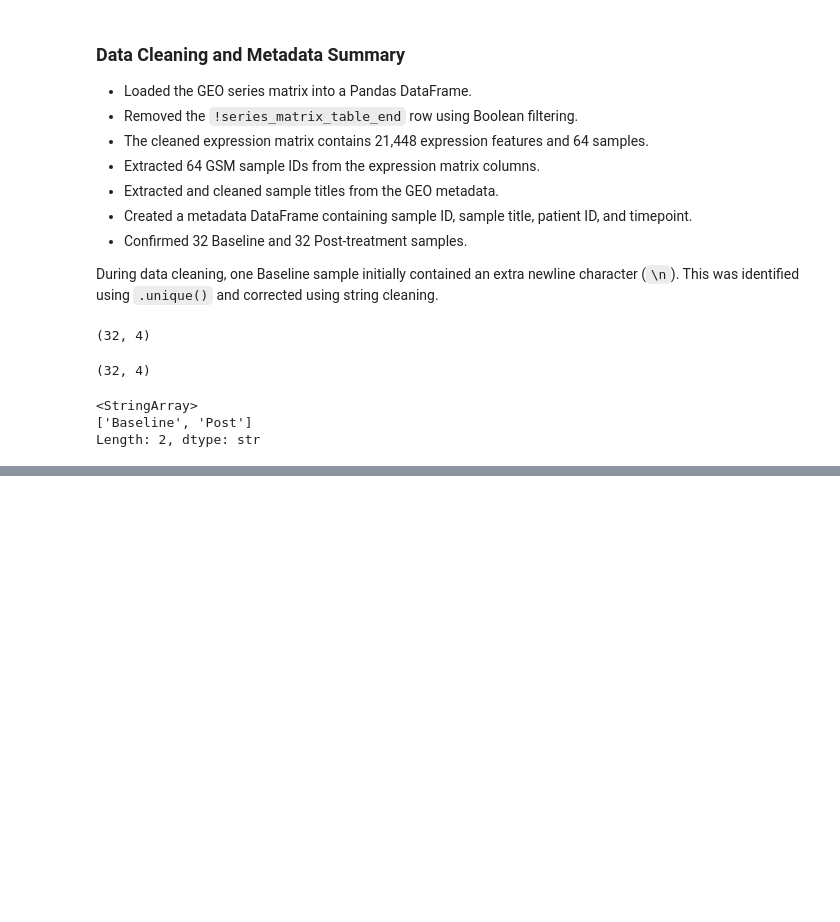
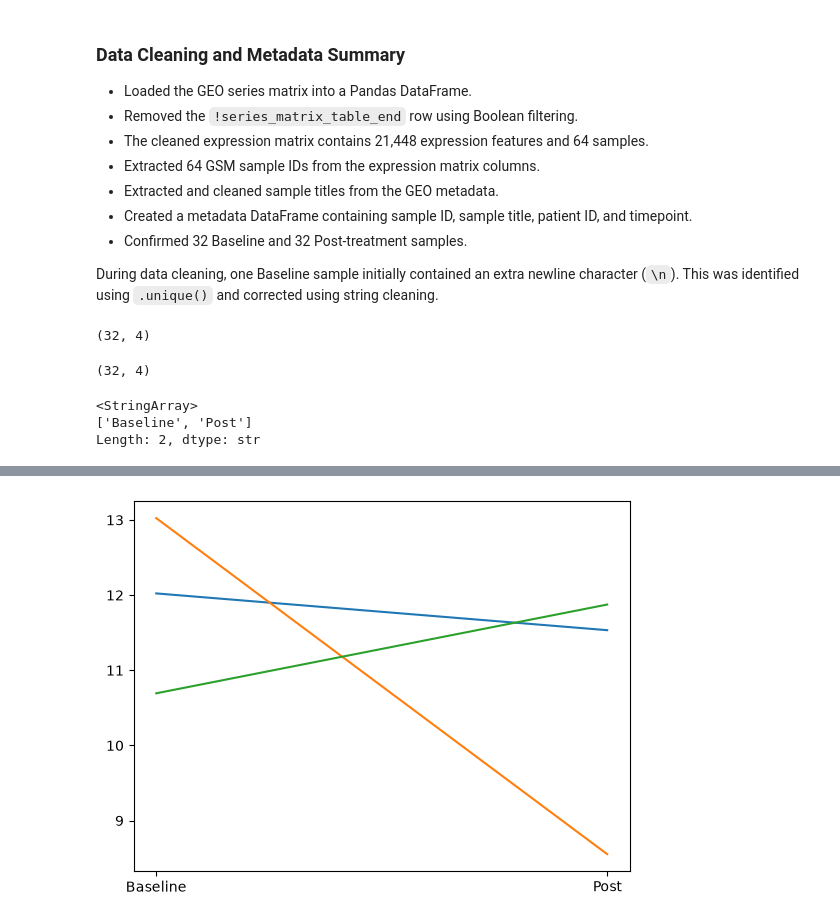
Before and after one commit to Ellie-Yihyun-Kim/her2-gene-expression-analysis, a Jupyter notebook: notebooks/01_data_exploration.ipynb, the cells around one changed output, grey strips where cells are left out. Saved outputs shown, nothing was run; the diff lists cells and outputs as text; code cells hidden in the pictures; blank space fills up the shorter version.

```diff
--- a/notebooks/01_data_exploration.ipynb
+++ b/notebooks/01_data_exploration.ipynb
@@ -259,0 +657,10 @@ Length: 2, dtype: str
+# %%
+# Compare paired expression values for three selected patients
+for patient in ["Pt1", "Pt10", "Pt12"]:
+    baseline = paired_df.loc[patient, "Baseline"]
+    post = paired_df.loc[patient, "Post"]
+
+    # Connect Baseline and Post measurements for each patient
+    plt.plot(["Baseline", "Post"], [baseline, post])
+# %% [output]
+[figure, added]
```
Also changed, not shown: parts of 61 cells of this notebook, 1 other file.
